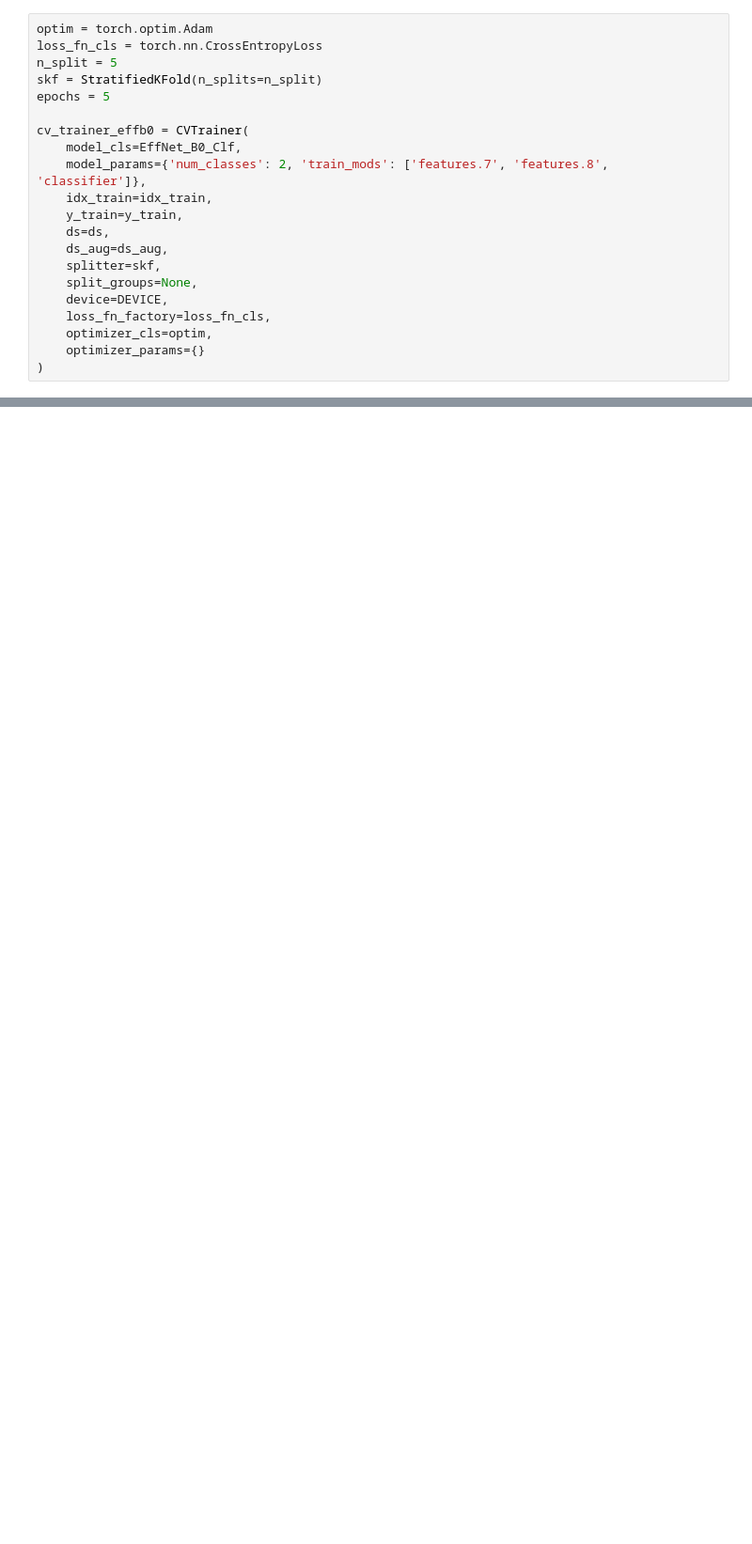
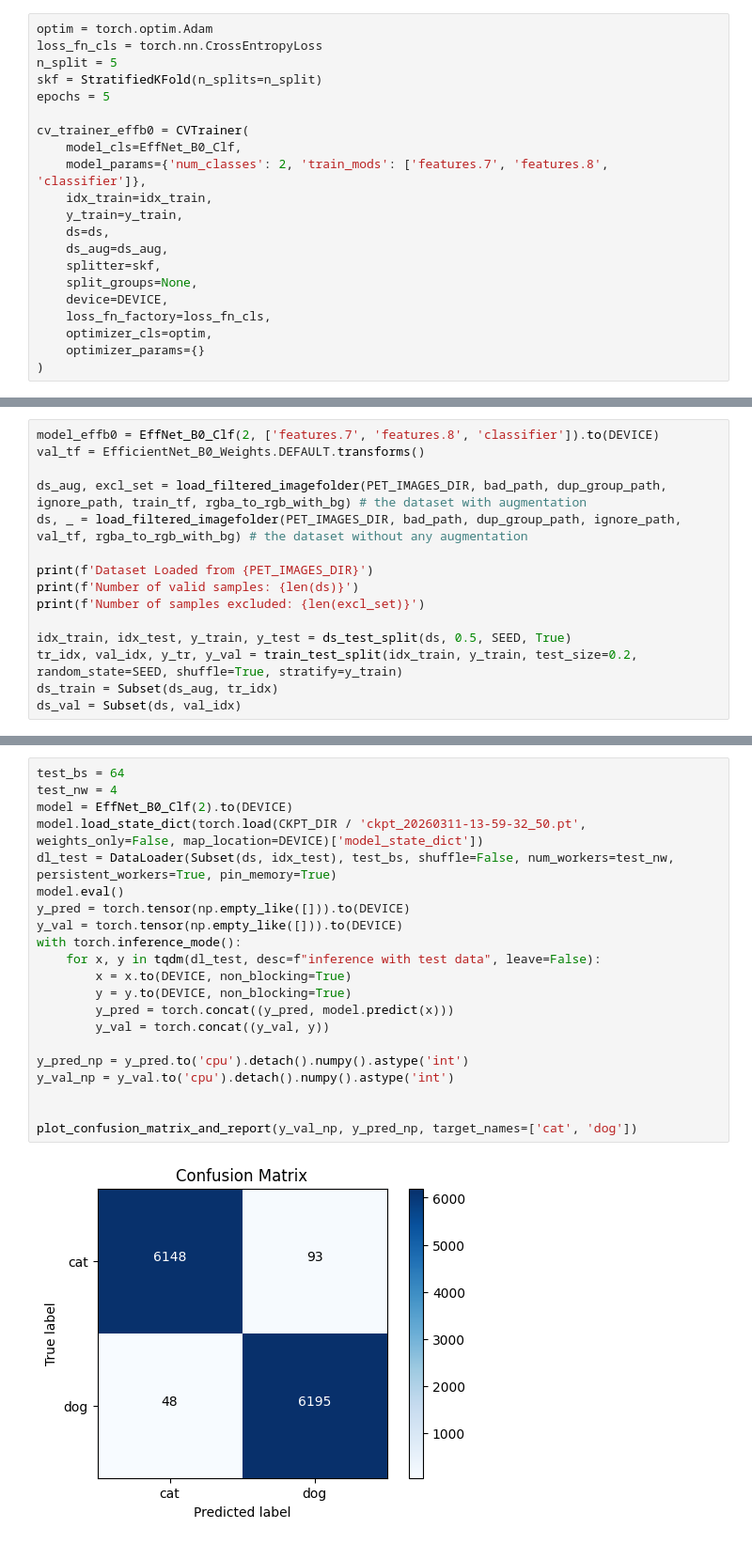
Before and after one commit to vvclin-git/kaggle-image-classification-cats_dogs, a Jupyter notebook: notebooks/02_improve_train.ipynb, the cells around one changed output, grey strips where cells are left out. Shown at 94% size. Saved outputs shown, nothing was run; the diff lists cells and outputs as text; blank space fills up the shorter version.

```diff
--- a/notebooks/02_improve_train.ipynb
+++ b/notebooks/02_improve_train.ipynb
@@ -371,0 +499,15 @@ weighted avg       0.98      0.98      0.98     12484
+# %%
+model_effb0 = EffNet_B0_Clf(2, ['features.7', 'features.8', 'classifier']).to(DEVICE)
+val_tf = EfficientNet_B0_Weights.DEFAULT.transforms()
+
+ds_aug, excl_set = load_filtered_imagefolder(PET_IMAGES_DIR, bad_path, dup_group_path, ignore_path, train_tf, rgba_to_rgb_with_bg) # the dataset with augmentation
+ds, _ = load_filtered_imagefolder(PET_IMAGES_DIR, bad_path, dup_group_path, ignore_path, val_tf, rgba_to_rgb_with_bg) # the dataset without any augmentation
+
+print(f'Dataset Loaded from {PET_IMAGES_DIR}')
+print(f'Number of valid samples: {len(ds)}')
+print(f'Number of samples excluded: {len(excl_set)}')
+
+idx_train, idx_test, y_train, y_test = ds_test_split(ds, 0.5, SEED, True)
+tr_idx, val_idx, y_tr, y_val = train_test_split(idx_train, y_train, test_size=0.2, random_state=SEED, shuffle=True, stratify=y_train)
+ds_train = Subset(ds_aug, tr_idx)
+ds_val = Subset(ds, val_idx)
@@ -371,0 +564,23 @@ weighted avg       0.98      0.98      0.98     12484
+# %%
+test_bs = 64
+test_nw = 4
+model = EffNet_B0_Clf(2).to(DEVICE)
+model.load_state_dict(torch.load(CKPT_DIR / 'ckpt_20260311-13-59-32_50.pt', weights_only=False, map_location=DEVICE)['model_state_dict'])
+dl_test = DataLoader(Subset(ds, idx_test), test_bs, shuffle=False, num_workers=test_nw, persistent_workers=True, pin_memory=True)
+model.eval()
+y_pred = torch.tensor(np.empty_like([])).to(DEVICE)
+y_val = torch.tensor(np.empty_like([])).to(DEVICE)
+with torch.inference_mode():
+    for x, y in tqdm(dl_test, desc=f"inference with test data", leave=False):
+        x = x.to(DEVICE, non_blocking=True)
+        y = y.to(DEVICE, non_blocking=True)
+        y_pred = torch.concat((y_pred, model.predict(x)))
+        y_val = torch.concat((y_val, y))
+
+y_pred_np = y_pred.to('cpu').detach().numpy().astype('int')
+y_val_np = y_val.to('cpu').detach().numpy().astype('int')
+
+
+plot_confusion_matrix_and_report(y_val_np, y_pred_np, target_names=['cat', 'dog'])
+# %% [output]
+[figure, added]
```
Also changed, not shown: parts of 20 cells of this notebook, 2 other files.
